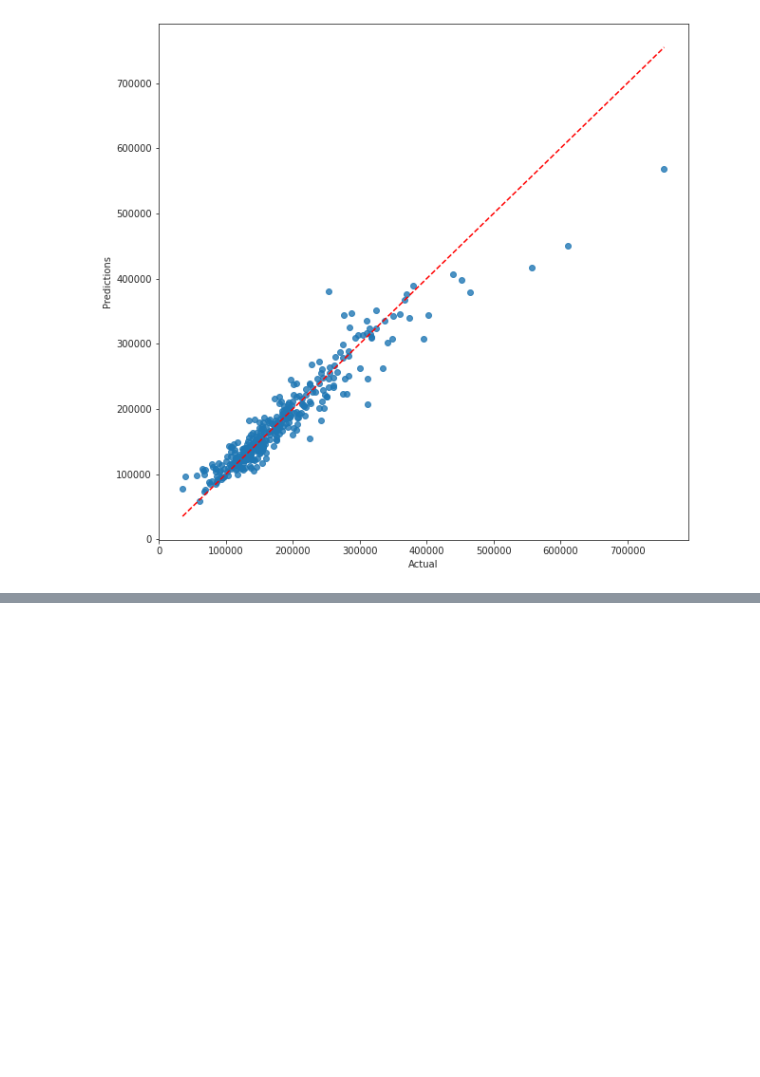
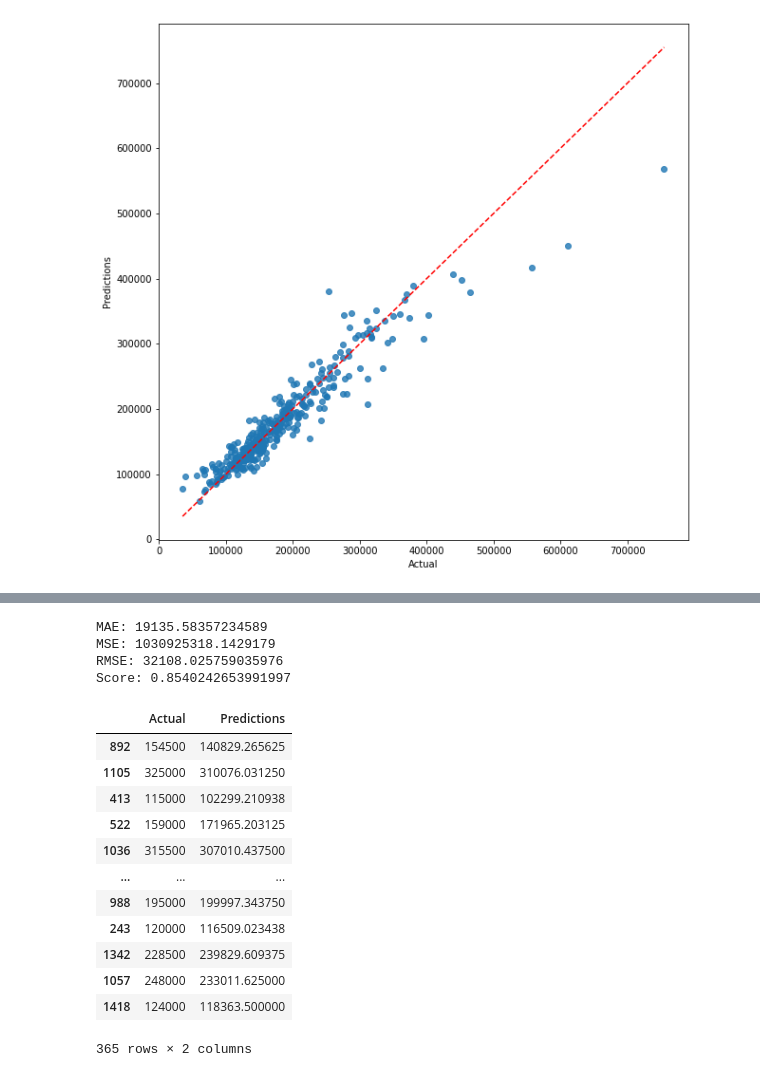
Before and after one commit to juanlopez91/HousePricesPredictions, a Jupyter notebook: HousePrices.ipynb, the cells around one changed output, grey strips where cells are left out. Saved outputs shown, nothing was run; the diff lists cells and outputs as text; code cells hidden in the pictures; blank space fills up the shorter version.

```diff
--- a/HousePrices.ipynb
+++ b/HousePrices.ipynb
@@ -639,0 +718,2 @@ plt.show()
+# %%
+y_pred_sec = model.predict(X_test)
@@ -639,0 +722,29 @@ plt.show()
+# %%
+print('MAE:', metrics.mean_absolute_error(y_test, y_pred_sec))
+print('MSE:', metrics.mean_squared_error(y_test, y_pred_sec))
+print('RMSE:', np.sqrt(metrics.mean_squared_error(y_test, y_pred_sec)))
+print('Score:',metrics.explained_variance_score(y_test,y_pred_sec))
+# %% [output]
+MAE: 19135.58357234589
+MSE: 1030925318.1429179
+RMSE: 32108.025759035976
+Score: 0.8540242653991997
+# %%
+ypred_sec = y_pred_sec.reshape(-1)
+# %%
+preddf = pd.DataFrame({"Actual": y_test, "Predictions": ypred_sec})
+preddf
+# %% [output]
+|  | Actual | Predictions |
+| 892 | 154500 | 140829.265625 |
+| 1105 | 325000 | 310076.031250 |
+| 413 | 115000 | 102299.210938 |
+| 522 | 159000 | 171965.203125 |
+| 1036 | 315500 | 307010.437500 |
+| ... | ... | ... |
+| 988 | 195000 | 199997.343750 |
+| 243 | 120000 | 116509.023438 |
+| 1342 | 228500 | 239829.609375 |
+| 1057 | 248000 | 233011.625000 |
+| 1418 | 124000 | 118363.500000 |
+365 rows × 2 columns
```
Also changed, not shown: parts of 14 cells of this notebook.
